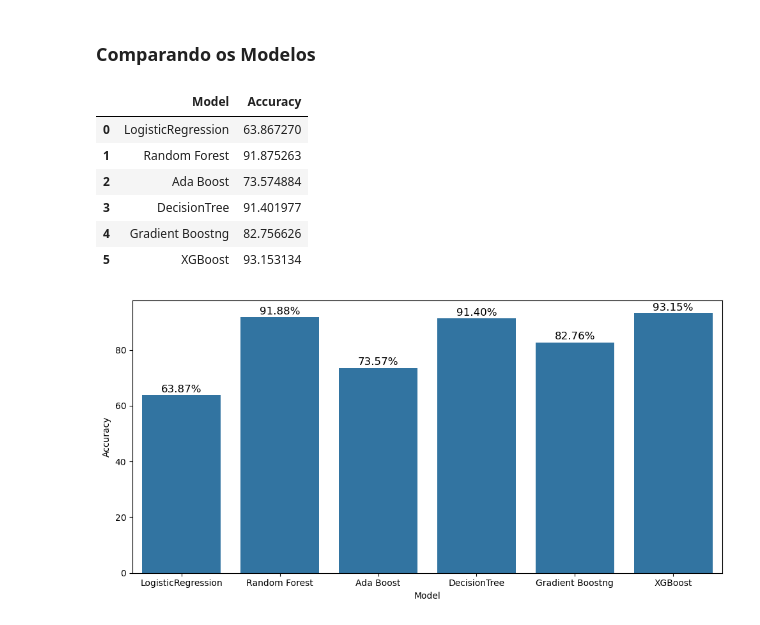
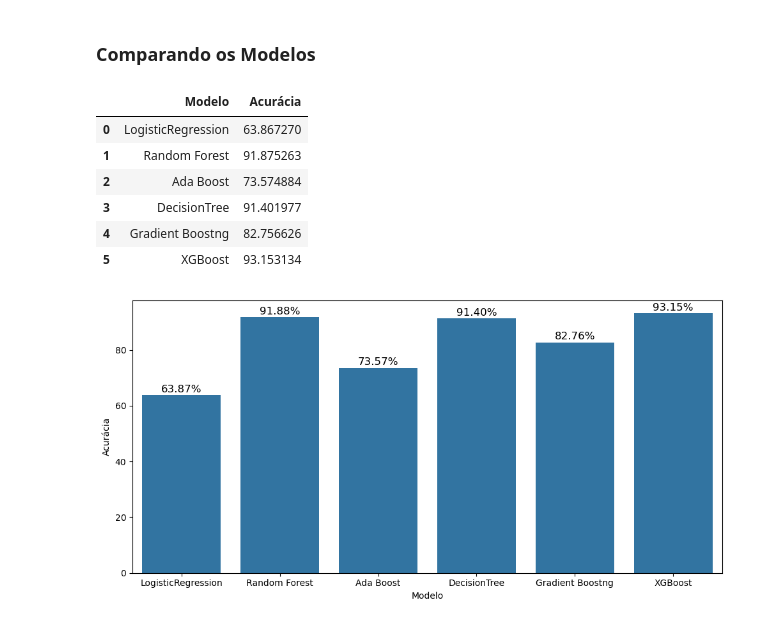
Before and after one commit to RodrigoD4v/Deteccao-de-Fraude-ML, a Jupyter notebook: notebooks/deteccao_fraudes_pagamentos.ipynb, the cells around one changed output. Drawn from its saved outputs; the diff is of its cells as text; code cells hidden in the pictures.

```diff
--- a/notebooks/deteccao_fraudes_pagamentos.ipynb
+++ b/notebooks/deteccao_fraudes_pagamentos.ipynb
@@ -480,23 +480,33 @@ names = ["LogisticRegression","Random Forest", "Ada Boost","DecisionTree",
 # %%
 index = 0
 ac = []
+auc_scores = []
 
 for index, model in enumerate(models):
   model.fit(X_train, y_train)
   pred = model.predict(X_test)
   accuracy = accuracy_score(y_test, pred)
   ac.append(accuracy)
+
+  if hasattr(model, "predict_proba"):
+      probas = model.predict_proba(X_test)[:, 1]
+  else:
+      probas = model.decision_function(X_test)
+
+  auc = roc_auc_score(y_test, probas)
+  auc_scores.append(auc)
+
   cm = confusion_matrix(y_test, pred)
 
 
-  print(f'{names[index]} accuracy: {accuracy}')
+  print(f'{names[index]} accuracy: {accuracy} AUC-ROC: {auc}')
   print(classification_report(y_test, pred))
 
   plt.figure(figsize=(4,4))
   sns.heatmap(cm, annot=True, fmt='d', cbar=False)
   plt.xlabel('Previsão')
   plt.ylabel('Real')
-  plt.title('Matriz de confusão')
+  plt.title(names[index])
   plt.show()
   print('-'*60)
 # %% [output]
@@ -576,11 +586,11 @@ weighted avg       0.94      0.93      0.93     19016
 # %% [markdown]
 ### Comparando os Modelos
 # %%
-ac_df = pd.DataFrame({'Model': names, 'Accuracy': ac})
-ac_df['Accuracy'] = ac_df['Accuracy']*100
+ac_df = pd.DataFrame({'Modelo': names, 'Acurácia': ac})
+ac_df['Acurácia'] = ac_df['Acurácia']*100
 ac_df
 # %% [output]
-|  | Model | Accuracy |
+|  | Modelo | Acurácia |
 | 0 | LogisticRegression | 63.867270 |
 | 1 | Random Forest | 91.875263 |
 | 2 | Ada Boost | 73.574884 |
```
Also changed, not shown: parts of 2 cells of this notebook, 7 other files.
